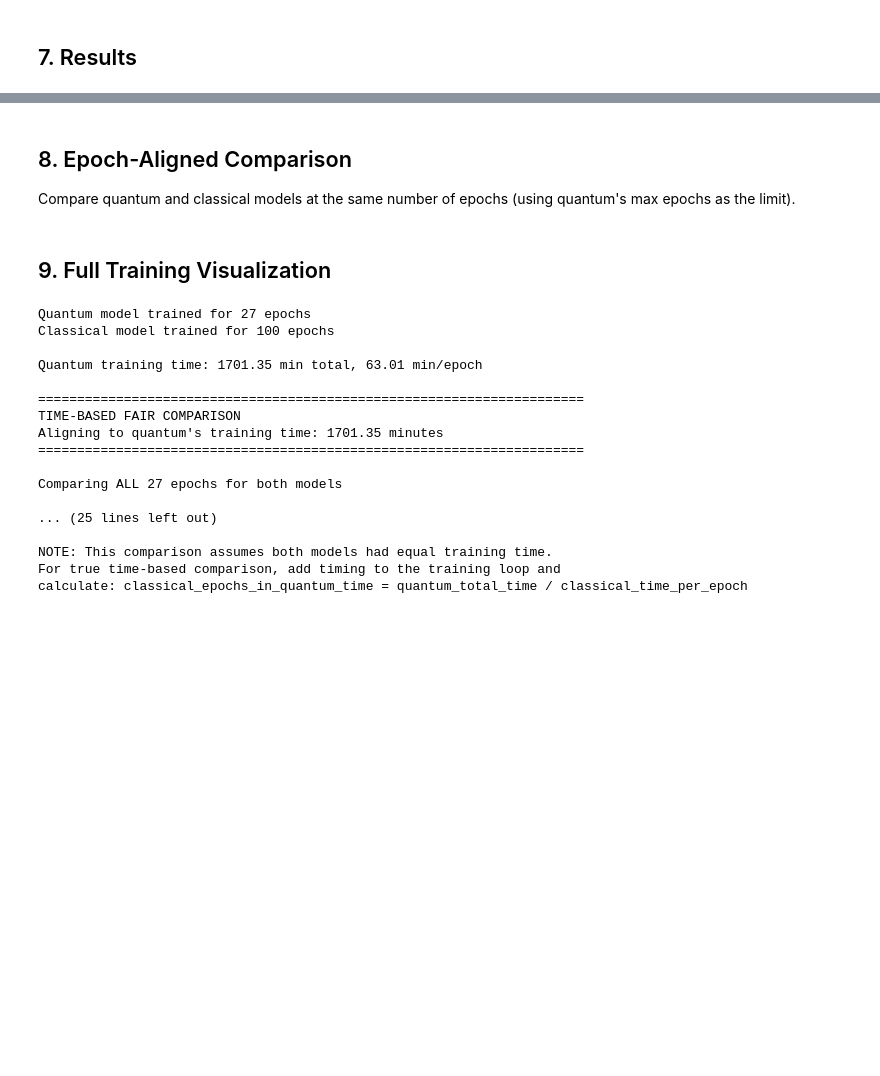
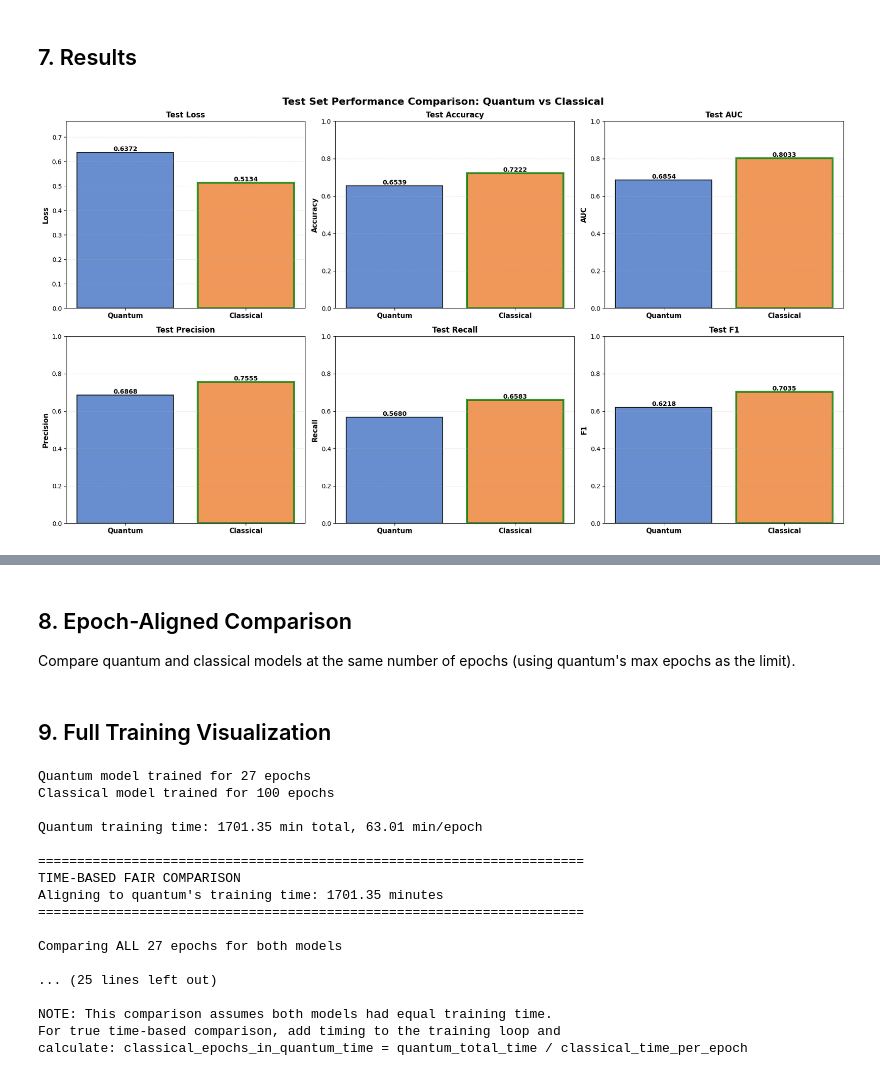
Before and after one commit to priyanshudey11/QuantumGNN-, a Jupyter notebook: Actuall/compare_clean.ipynb, the cells around one changed output, grey strips where cells are left out. Drawn from its saved outputs; the diff is of its cells as text; code cells hidden in the pictures; blank space fills up the shorter version.

```diff
--- a/Actuall/compare_clean.ipynb
+++ b/Actuall/compare_clean.ipynb
@@ -410,3 +415,20 @@ Epoch 11/100
 
 Epoch 12/100
 ... (88 outputs left out)
+# %%
+# Reload histories from JSON files to get corrected accuracy values
+print("Reloading training histories from JSON files...")
+
+with open(os.path.join(SAVE_DIR, 'quantum_history.json'), 'r') as f:
+    quantum_history = json.load(f)
+
+with open(os.path.join(SAVE_DIR, 'classical_history.json'), 'r') as f:
+    classical_history = json.load(f)
+
+print(f"✓ Quantum history loaded: {len(quantum_history['train_acc'])} epochs")
+print(f"  Train Acc - First epoch: {quantum_history['train_acc'][0]:.4f}, Last epoch: {quantum_history['train_acc'][-1]:.4f}")
+print(f"  Val Acc - First epoch: {quantum_history['val_acc'][0]:.4f}, Last epoch: {quantum_history['val_acc'][-1]:.4f}")
+
+print(f"\n✓ Classical history loaded: {len(classical_history['train_acc'])} epochs")
+print(f"  Train Acc - First epoch: {classical_history['train_acc'][0]:.4f}, Last epoch: {classical_history['train_acc'][-1]:.4f}")
+print(f"  Val Acc - First epoch: {classical_history['val_acc'][0]:.4f}, Last epoch: {classical_history['val_acc'][-1]:.4f}")
@@ -413,2 +444,79 @@ Epoch 12/100
 # %% [markdown]
 ## 7. Results
+# %%
+# Visualize test set comparison
+fig, axes = plt.subplots(2, 3, figsize=(18, 10))
+fig.suptitle('Test Set Performance Comparison: Quantum vs Classical', fontsize=16, fontweight='bold')
+
+# Prepare data for plotting
+metrics_names = ['Loss', 'Accuracy', 'AUC', 'Precision', 'Recall', 'F1']
+quantum_values = [
+    quantum_test_metrics['loss'],
+    quantum_test_metrics['accuracy'],
+    quantum_test_metrics['auc'],
+    quantum_test_metrics['precision'],
+    quantum_test_metrics['recall'],
+    quantum_test_metrics['f1']
+]
+classical_values = [
+    classical_test_metrics['loss'],
+    classical_test_metrics['accuracy'],
+    classical_test_metrics['auc'],
+    classical_test_metrics['precision'],
+    classical_test_metrics['recall'],
+    classical_test_metrics['f1']
+]
+
+# Create bar charts for each metric
+for idx, (metric_name, q_val, c_val) in enumerate(zip(metrics_names, quantum_values, classical_values)):
+    ax = axes[idx // 3, idx % 3]
+
+    # Bar positions
+    x_pos = np.arange(2)
+    values = [q_val, c_val]
+    colors = ['#4472C4', '#ED7D31']  # Blue for quantum, orange for classical
+
+    bars = ax.bar(x_pos, values, color=colors, alpha=0.8, edgecolor='black', linewidth=1.5)
+
+    # Customize
+    ax.set_xticks(x_pos)
+    ax.set_xticklabels(['Quantum', 'Classical'], fontsize=11, fontweight='bold')
+    ax.set_ylabel(metric_name, fontsize=11, fontweight='bold')
+    ax.set_title(f'Test {metric_name}', fontsize=12, fontweight='bold')
+    ax.grid(axis='y', alpha=0.3, linestyle='--')
+
+    # Add value labels on bars
+    for bar, val in zip(bars, values):
+        height = bar.get_height()
+        ax.text(bar.get_x() + bar.get_width()/2., height,
+                f'{val:.4f}', ha='center', va='bottom', fontsize=10, fontweight='bold')
+
+    # For loss, lower is better - invert color logic visually
+    if metric_name == 'Loss':
+        if q_val < c_val:
+            bars[0].set_edgecolor('green')
+            bars[0].set_linewidth(3)
+        else:
+            bars[1].set_edgecolor('green')
+            bars[1].set_linewidth(3)
+    else:
+        # Higher is better for all other metrics
+        if q_val > c_val:
+            bars[0].set_edgecolor('green')
+            bars[0].set_linewidth(3)
+        else:
+            bars[1].set_edgecolor('green')
+            bars[1].set_linewidth(3)
+
+    # Set y-axis limits for better visualization
+    if metric_name == 'Loss':
+        ax.set_ylim([0, max(values) * 1.2])
+    else:
+        ax.set_ylim([0, 1.0])
+
+plt.tight_layout()
+plt.savefig(os.path.join(SAVE_DIR, 'test_set_comparison.png'), dpi=300, bbox_inches='tight')
+plt.show()
+print(f"\nTest set comparison plots saved to {SAVE_DIR}/test_set_comparison.png")
+# %% [output]
+[figure, added]
```
Also changed, not shown: parts of 11 cells of this notebook, 5 other files.
